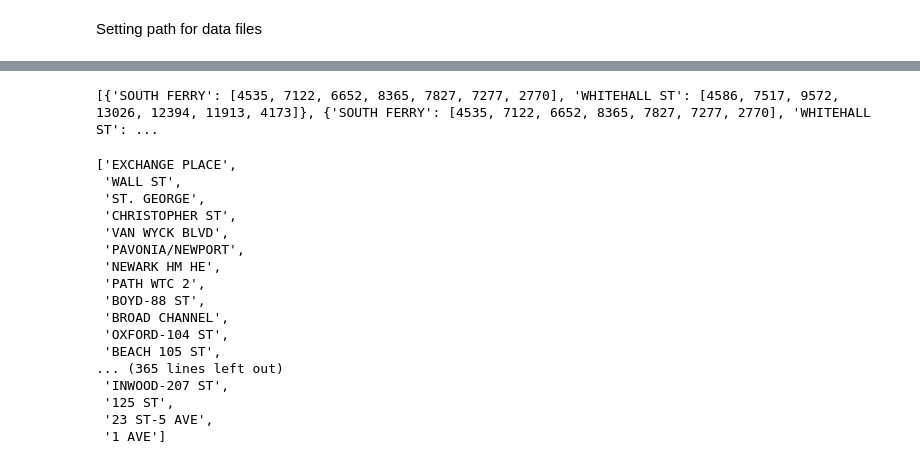
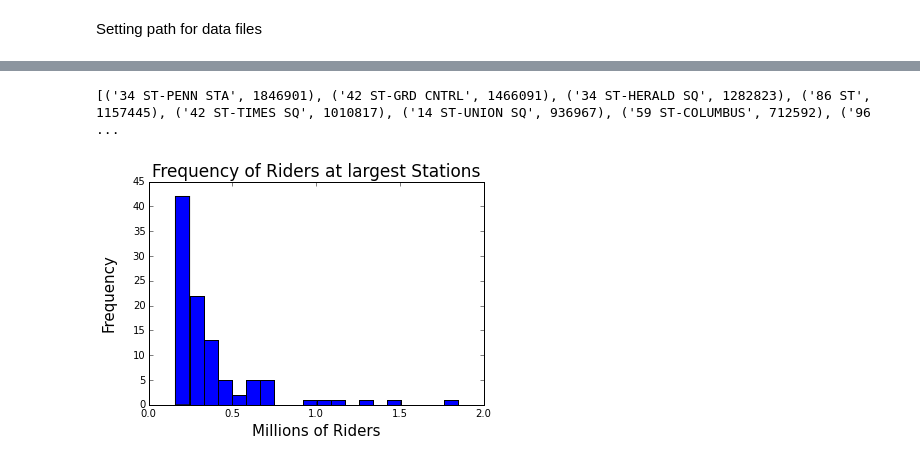
Before and after one commit to drschwenk/subway, a Jupyter notebook: benson.ipynb, the cells around one changed output, grey strips where cells are left out. Saved outputs shown, nothing was run; the diff lists cells and outputs as text; code cells hidden in the pictures.

```diff
--- a/benson.ipynb
+++ b/benson.ipynb
@@ -105,32 +99,25 @@ making weekly totals
-# %%
-print week_series
-# %% [output]
-[{'SOUTH FERRY': [4535, 7122, 6652, 8365, 7827, 7277, 2770], 'WHITEHALL ST': [4586, 7517, 9572, 13026, 12394, 11913, 4173]}, {'SOUTH FERRY': [4535, 7122, 6652, 8365, 7827, 7277, 2770], 'WHITEHALL ST': ...
-# %%
-historical_tot = {}
-for station in week_series:
-    for station, counts in week.iteritems():
-        historical_tot[station] = sum(counts)
-
-list = []
-for k,v in historical_tot.iteritems():
-# %%
-sorted(historical_tot, key=historical_tot.get)
-# %% [output]
-['EXCHANGE PLACE',
- 'WALL ST',
- 'ST. GEORGE',
- 'CHRISTOPHER ST',
- 'VAN WYCK BLVD',
- 'PAVONIA/NEWPORT',
- 'NEWARK HM HE',
- 'PATH WTC 2',
- 'BOYD-88 ST',
- 'BROAD CHANNEL',
- 'OXFORD-104 ST',
- 'BEACH 105 ST',
-... (365 lines left out)
- 'INWOOD-207 ST',
- '125 ST',
- '23 ST-5 AVE',
- '1 AVE']
+# %%
+historical_tot = defaultdict(int)
+for week in week_series:
+    for station, counts in week.iteritems():
+        if sum(counts) > 1000000 or sum(counts)<0:                  #Last minute sanity check on totals
+            pass
+        else:
+            historical_tot[station] += sum(counts)
+
+
+import operator
+sorted_tots = sorted(historical_tot.items(), key=operator.itemgetter(1), reverse=True)
+print sorted_tots[:25]
+# %% [output]
+[('34 ST-PENN STA', 1846901), ('42 ST-GRD CNTRL', 1466091), ('34 ST-HERALD SQ', 1282823), ('86 ST', 1157445), ('42 ST-TIMES SQ', 1010817), ('14 ST-UNION SQ', 936967), ('59 ST-COLUMBUS', 712592), ('96  ...
+# %%
+purecounts = [station[1]/float(10**6) for station in sorted_tots]
+
+plt.hist(purecounts[:100],bins=20)
+plt.title('Frequency of Riders at largest Stations', fontsize=17)
+plt.xlabel("Millions of Riders", fontsize=15, labelpad=5)
+plt.ylabel("Frequency", fontsize=15, labelpad=15)
+plt.savefig('Total_freq.png')
+# %% [output]
+[figure, added]
```
Also changed, not shown: parts of 4 cells of this notebook, 1 other file.
